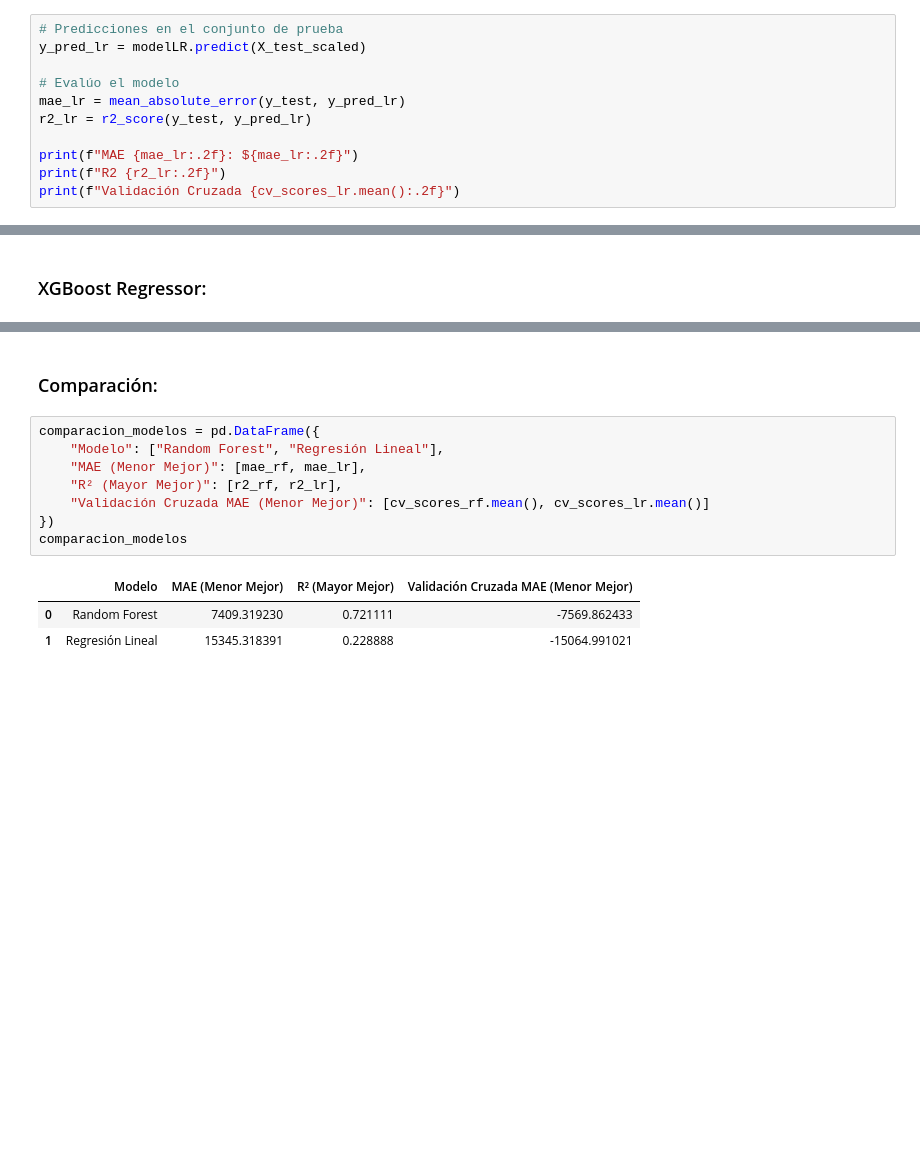
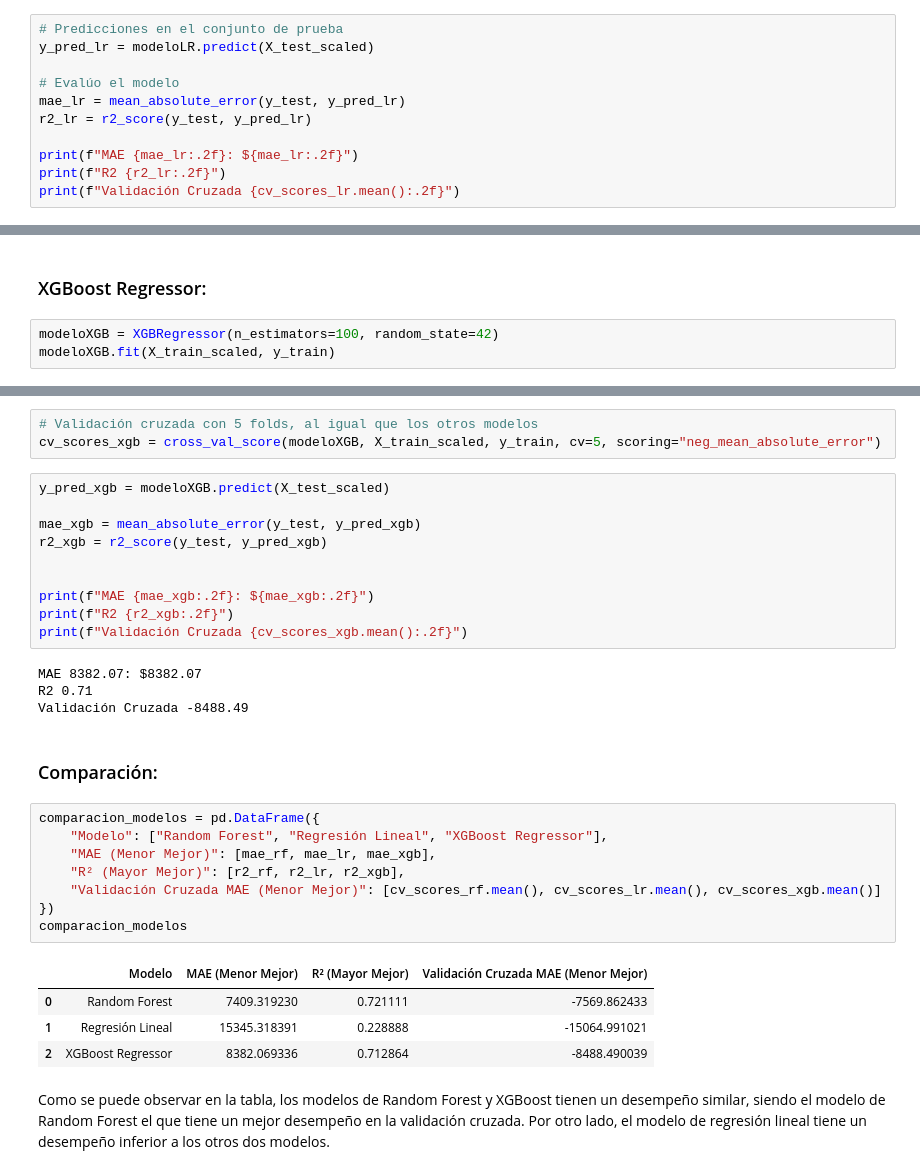
Before and after one commit to emalincic/Entrega_Final_DS2, a Jupyter notebook: Modelos.ipynb, the cells around one changed output, grey strips where cells are left out. Drawn from its saved outputs; the diff is of its cells as text; blank space fills up the shorter version.

```diff
--- a/Modelos.ipynb
+++ b/Modelos.ipynb
@@ -246,6 +246,6 @@ cv_scores_lr = cross_val_score(modelLR, X_train_scaled, y_train, cv=5, scoring="
 # %%
 # Predicciones en el conjunto de prueba
-y_pred_lr = modelLR.predict(X_test_scaled)
+y_pred_lr = modeloLR.predict(X_test_scaled)
 
 # Evalúo el modelo
 mae_lr = mean_absolute_error(y_test, y_pred_lr)
@@ -260,3 +260,6 @@ R2 0.23
 Validación Cruzada -15064.99
 # %% [markdown]
 ### XGBoost Regressor:
+# %%
+modeloXGB = XGBRegressor(n_estimators=100, random_state=42)
+modeloXGB.fit(X_train_scaled, y_train)
@@ -263,14 +278,34 @@ Validación Cruzada -15064.99
+# %%
+# Validación cruzada con 5 folds, al igual que los otros modelos
+cv_scores_xgb = cross_val_score(modeloXGB, X_train_scaled, y_train, cv=5, scoring="neg_mean_absolute_error")
+# %%
+y_pred_xgb = modeloXGB.predict(X_test_scaled)
+
+mae_xgb = mean_absolute_error(y_test, y_pred_xgb)
+r2_xgb = r2_score(y_test, y_pred_xgb)
+
+
+print(f"MAE {mae_xgb:.2f}: ${mae_xgb:.2f}")
+print(f"R2 {r2_xgb:.2f}")
+print(f"Validación Cruzada {cv_scores_xgb.mean():.2f}")
+# %% [output]
+MAE 8382.07: $8382.07
+R2 0.71
+Validación Cruzada -8488.49
 # %% [markdown]
 ### Comparación:
 # %%
 comparacion_modelos = pd.DataFrame({
-    "Modelo": ["Random Forest", "Regresión Lineal"],
-    "MAE (Menor Mejor)": [mae_rf, mae_lr],
-    "R² (Mayor Mejor)": [r2_rf, r2_lr],
-    "Validación Cruzada MAE (Menor Mejor)": [cv_scores_rf.mean(), cv_scores_lr.mean()]
+    "Modelo": ["Random Forest", "Regresión Lineal", "XGBoost Regressor"],
+    "MAE (Menor Mejor)": [mae_rf, mae_lr, mae_xgb],
+    "R² (Mayor Mejor)": [r2_rf, r2_lr, r2_xgb],
+    "Validación Cruzada MAE (Menor Mejor)": [cv_scores_rf.mean(), cv_scores_lr.mean(), cv_scores_xgb.mean()]
 })
 comparacion_modelos
 # %% [output]
 |  | Modelo | MAE (Menor Mejor) | R² (Mayor Mejor) | Validación Cruzada MAE (Menor Mejor) |
 | 0 | Random Forest | 7409.319230 | 0.721111 | -7569.862433 |
 | 1 | Regresión Lineal | 15345.318391 | 0.228888 | -15064.991021 |
+| 2 | XGBoost Regressor | 8382.069336 | 0.712864 | -8488.490039 |
+# %% [markdown]
+Como se puede observar en la tabla, los modelos de Random Forest y XGBoost tienen un desempeño similar, siendo el modelo de Random Forest el que tiene un mejor desempeño en la validación cruzada. Por otro lado, el modelo de regresión lineal tiene un desempeño inferior a los otros dos modelos.
```
Also changed, not shown: parts of 3 cells of this notebook.
